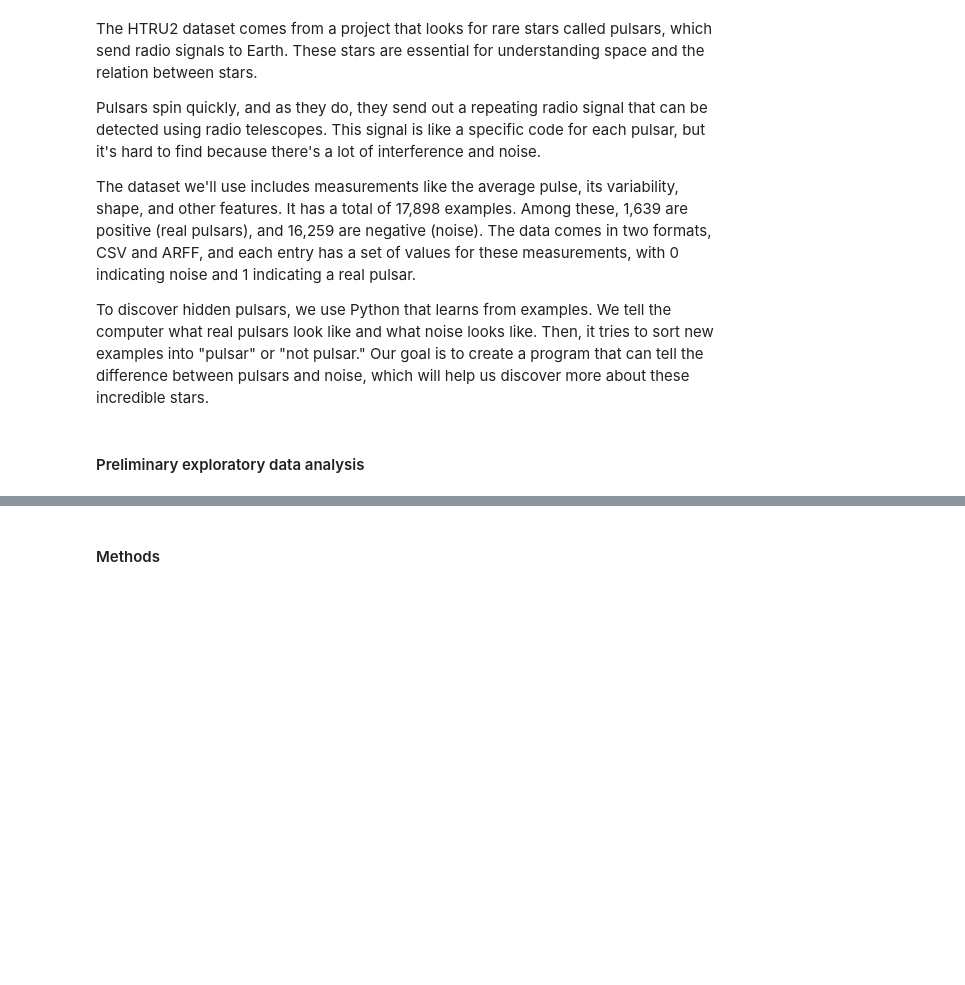
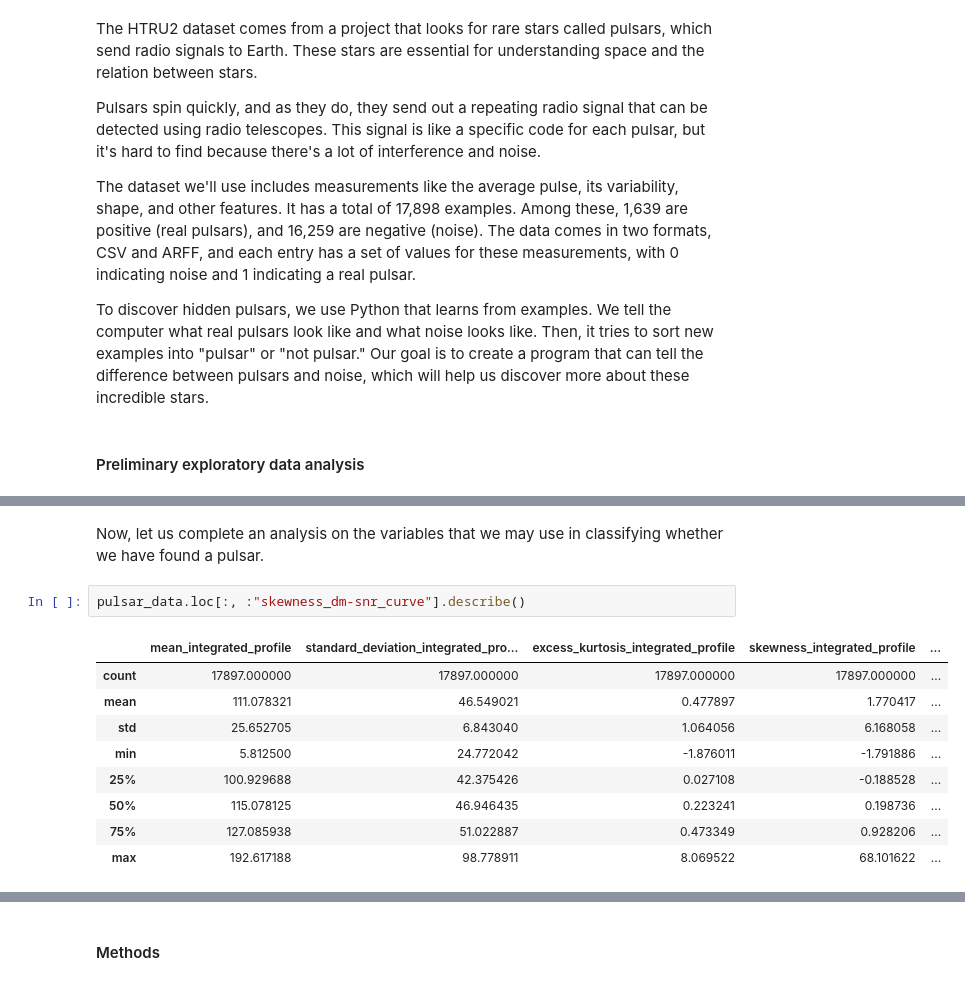
Before and after one commit to Tikio88/Group22_Project, a Jupyter notebook: Project_proposal.ipynb, the cells around one changed output, grey strips where cells are left out. Saved outputs shown, nothing was run; the diff lists cells and outputs as text; blank space fills up the shorter version.

```diff
--- a/Project_proposal.ipynb
+++ b/Project_proposal.ipynb
@@ -27,0 +107,14 @@ To discover hidden pulsars, we use Python that learns from examples. We tell the
+# %% [markdown]
+Now, let us complete an analysis on the variables that we may use in classifying whether we have found a pulsar.
+# %%
+pulsar_data.loc[:, :"skewness_dm-snr_curve"].describe()
+# %% [output]
+|  | mean_integrated_profile | standard_deviation_integrated_pro... | excess_kurtosis_integrated_profile | skewness_integrated_profile | ... |
+| count | 17897.000000 | 17897.000000 | 17897.000000 | 17897.000000 | ... |
+| mean | 111.078321 | 46.549021 | 0.477897 | 1.770417 | ... |
+| std | 25.652705 | 6.843040 | 1.064056 | 6.168058 | ... |
+| min | 5.812500 | 24.772042 | -1.876011 | -1.791886 | ... |
+| 25% | 100.929688 | 42.375426 | 0.027108 | -0.188528 | ... |
+| 50% | 115.078125 | 46.946435 | 0.223241 | 0.198736 | ... |
+| 75% | 127.085938 | 51.022887 | 0.473349 | 0.928206 | ... |
+| max | 192.617188 | 98.778911 | 8.069522 | 68.101622 | ... |
```
Also changed, not shown: parts of 17 cells of this notebook.
